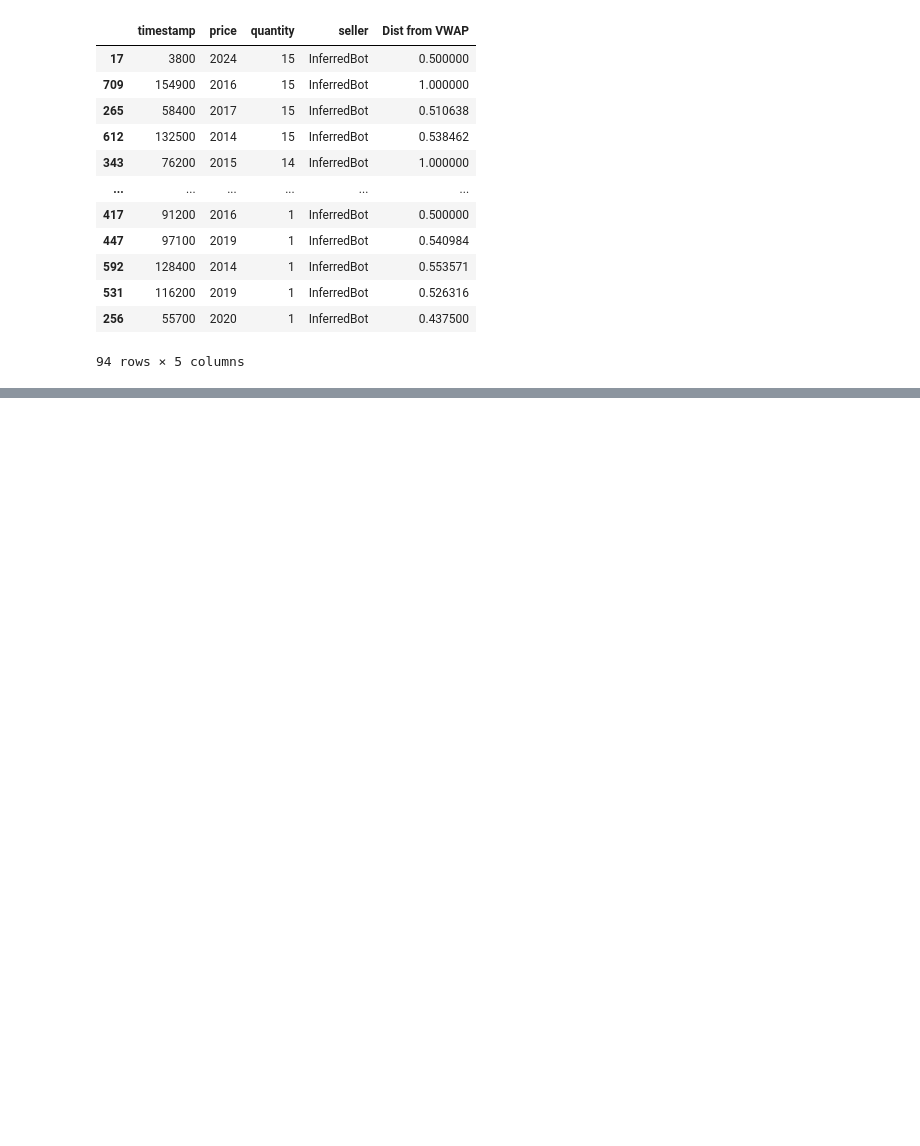
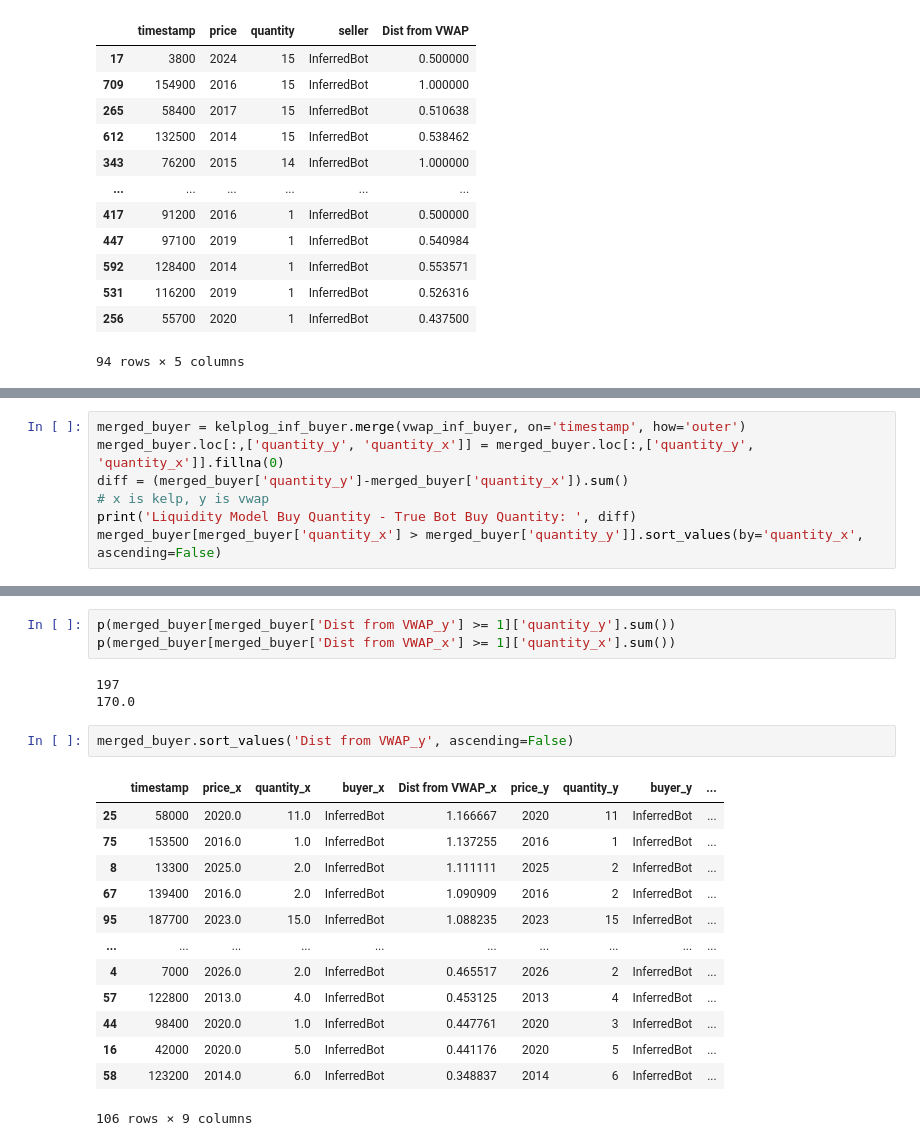
Before and after one commit to jofu-tofu/Prosperity-Backtester, a Jupyter notebook: Liquidity Trade vs Log Trades/eda.ipynb, the cells around one changed output, grey strips where cells are left out. Cells and saved outputs as stored; diff of their text form; blank space fills up the shorter version.

```diff
--- a/Liquidity Trade vs Log Trades/eda.ipynb
+++ b/Liquidity Trade vs Log Trades/eda.ipynb
@@ -99,0 +80,7 @@ kelplog_inf_seller
+# %%
+merged_buyer = kelplog_inf_buyer.merge(vwap_inf_buyer, on='timestamp', how='outer')
+merged_buyer.loc[:,['quantity_y', 'quantity_x']] = merged_buyer.loc[:,['quantity_y', 'quantity_x']].fillna(0)
+diff = (merged_buyer['quantity_y']-merged_buyer['quantity_x']).sum()
+# x is kelp, y is vwap
+print('Liquidity Model Buy Quantity - True Bot Buy Quantity: ', diff)
+merged_buyer[merged_buyer['quantity_x'] > merged_buyer['quantity_y']].sort_values(by='quantity_x', ascending=False)
@@ -99,0 +99,22 @@ kelplog_inf_seller
+# %%
+p(merged_buyer[merged_buyer['Dist from VWAP_y'] >= 1]['quantity_y'].sum())
+p(merged_buyer[merged_buyer['Dist from VWAP_x'] >= 1]['quantity_x'].sum())
+# %% [output]
+197
+170.0
+# %%
+merged_buyer.sort_values('Dist from VWAP_y', ascending=False)
+# %% [output]
+|  | timestamp | price_x | quantity_x | buyer_x | Dist from VWAP_x | price_y | quantity_y | buyer_y | ... |
+| 25 | 58000 | 2020.0 | 11.0 | InferredBot | 1.166667 | 2020 | 11 | InferredBot | ... |
+| 75 | 153500 | 2016.0 | 1.0 | InferredBot | 1.137255 | 2016 | 1 | InferredBot | ... |
+| 8 | 13300 | 2025.0 | 2.0 | InferredBot | 1.111111 | 2025 | 2 | InferredBot | ... |
+| 67 | 139400 | 2016.0 | 2.0 | InferredBot | 1.090909 | 2016 | 2 | InferredBot | ... |
+| 95 | 187700 | 2023.0 | 15.0 | InferredBot | 1.088235 | 2023 | 15 | InferredBot | ... |
+| ... | ... | ... | ... | ... | ... | ... | ... | ... | ... |
+| 4 | 7000 | 2026.0 | 2.0 | InferredBot | 0.465517 | 2026 | 2 | InferredBot | ... |
+| 57 | 122800 | 2013.0 | 4.0 | InferredBot | 0.453125 | 2013 | 4 | InferredBot | ... |
+| 44 | 98400 | 2020.0 | 1.0 | InferredBot | 0.447761 | 2020 | 3 | InferredBot | ... |
+| 16 | 42000 | 2020.0 | 5.0 | InferredBot | 0.441176 | 2020 | 5 | InferredBot | ... |
+| 58 | 123200 | 2014.0 | 6.0 | InferredBot | 0.348837 | 2014 | 6 | InferredBot | ... |
+106 rows × 9 columns
```
Also changed, not shown: parts of 10 cells of this notebook, 6 other files.
